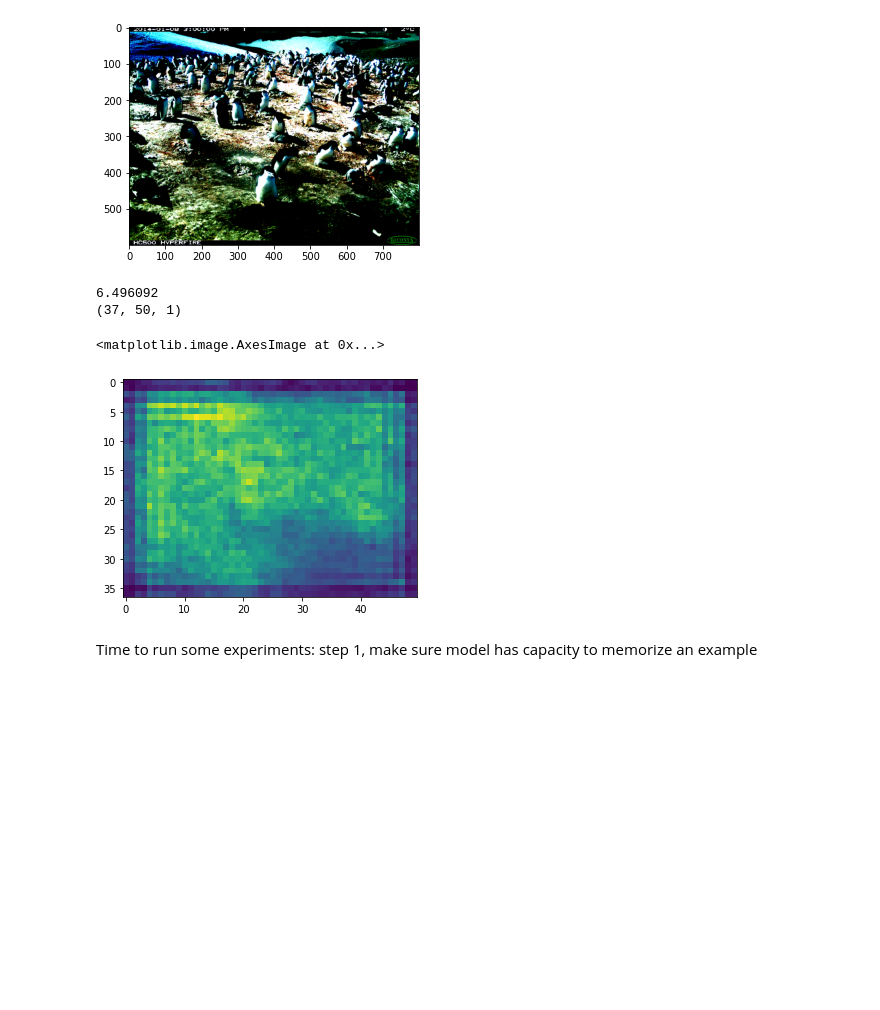
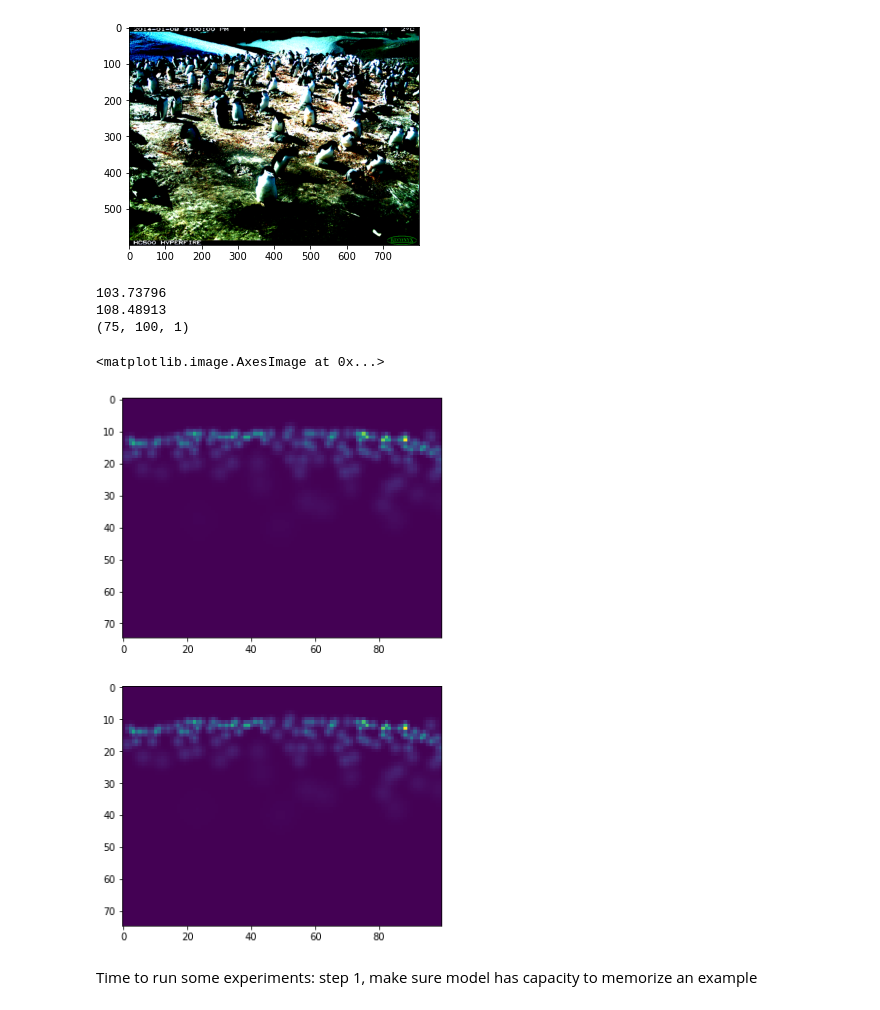
Before and after one commit to alexjochs/ECE_539_Penguins, a Jupyter notebook: Model.ipynb, the cells around one changed output. Saved outputs shown, nothing was run; the diff lists cells and outputs as text; code cells hidden in the pictures; blank space fills up the shorter version.

```diff
--- a/Model.ipynb
+++ b/Model.ipynb
@@ -301,8 +302,9 @@ def CrowdNet():
             model.add(Conv2D(64, (3, 3), activation=my_leaky_relu, dilation_rate = 2, kernel_initializer = init, padding = 'same'))
             model.add(Conv2D(1, (1, 1), activation=my_leaky_relu, dilation_rate = 1, kernel_initializer = init, padding = 'same'))
 
-            sgd = SGD(learning_rate = 1e-6, decay = (5*1e-4), momentum = 0.95)
-            model.compile(optimizer=sgd, loss=euclidean_distance_loss, metrics=['mse', 'mae'])
+            # sgd = SGD(learning_rate = 1e-6, decay = (5*1e-4), momentum = 0.95)
+            opt = Adam(learning_rate=3e-4)
+            model.compile(optimizer=opt, loss=euclidean_distance_loss, metrics=['mse', 'mae'])
 
             model = init_weights_vgg(model)
 
@@ -332,6 +338,4 @@ _________________________________________________________________
 # %% [markdown]
 Try and experiment with a better data pipeline since this one seem janky as fuck
 # %%
-imgs, gt = next(image_generator(img_paths, batch_size = 64))
-print(gt.shape)
-print(imgs.shape)
+imgs, gt = next(image_generator(img_paths, 4))
@@ -340,0 +342,2 @@ print(imgs.shape)
+# %%
+model.fit(imgs,gt, epochs=200, verbose= 2)
@@ -355,14 +377,18 @@ Clipping input data to the valid range for imshow with RGB data ([0..1] for floa
 [figure]
 # %%
 y_pred = model(imgs)
-print(y_pred[4].numpy().sum())
-print(y_pred[4].shape)
-plt.imshow(y_pred[4].numpy().reshape(37,50))
+print(gt[2].sum())
+print(y_pred[2].numpy().sum())
+print(y_pred[2].shape)
+fig,ax = plt.subplots(2, figsize=(10,10))
+ax[0].imshow(y_pred[2].numpy().reshape(75,100))
+ax[1].imshow(gt[2])
 # %% [output]
-6.496092
-(37, 50, 1)
+103.73796
+108.48913
+(75, 100, 1)
 <matplotlib.image.AxesImage at 0x...>
-[figure, old version]
+[figure, new version]
 # %% [markdown]
 Time to run some experiments: step 1, make sure model has capacity to memorize an example
 # %%
```
Also changed, not shown: parts of 5 cells of this notebook.
